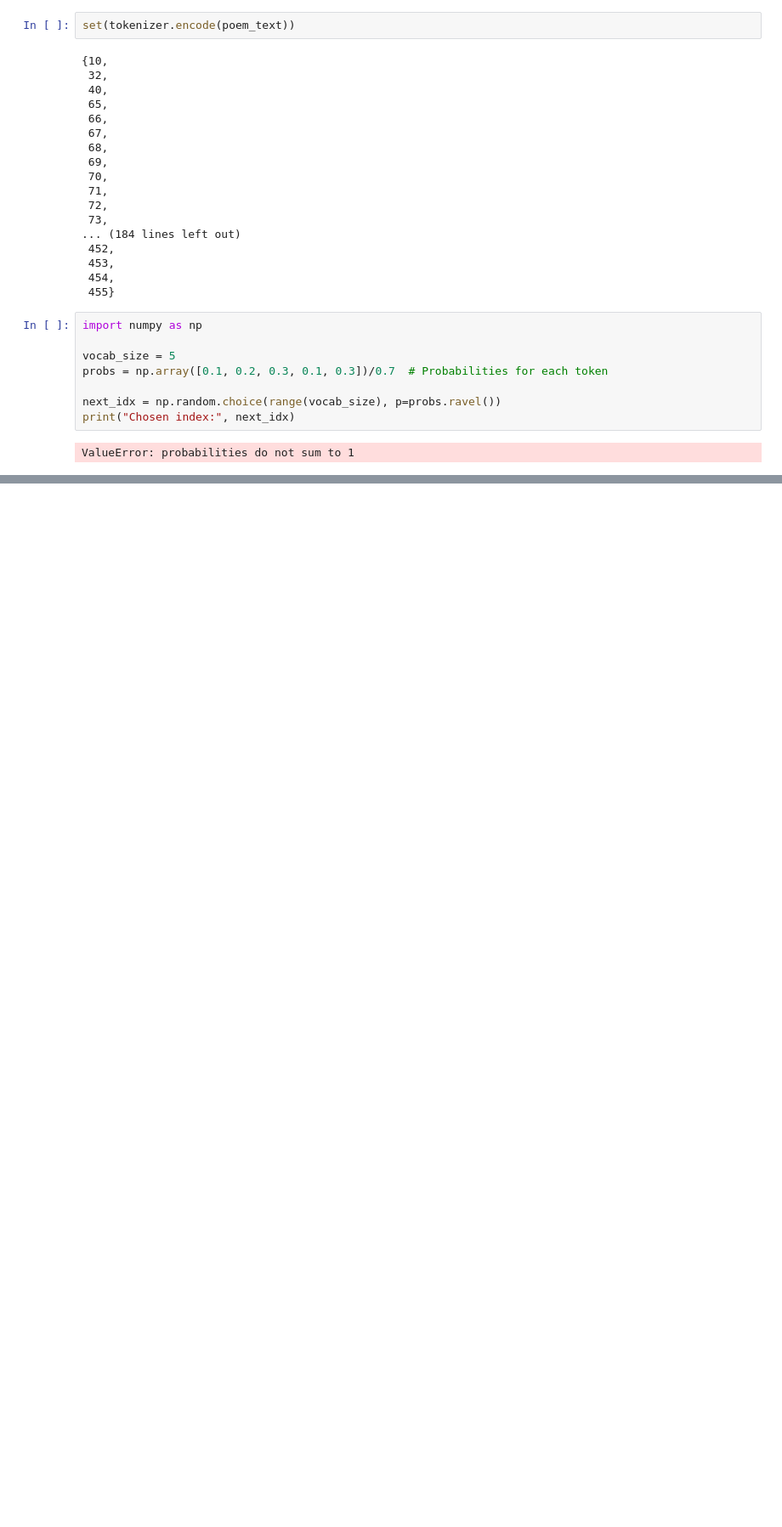
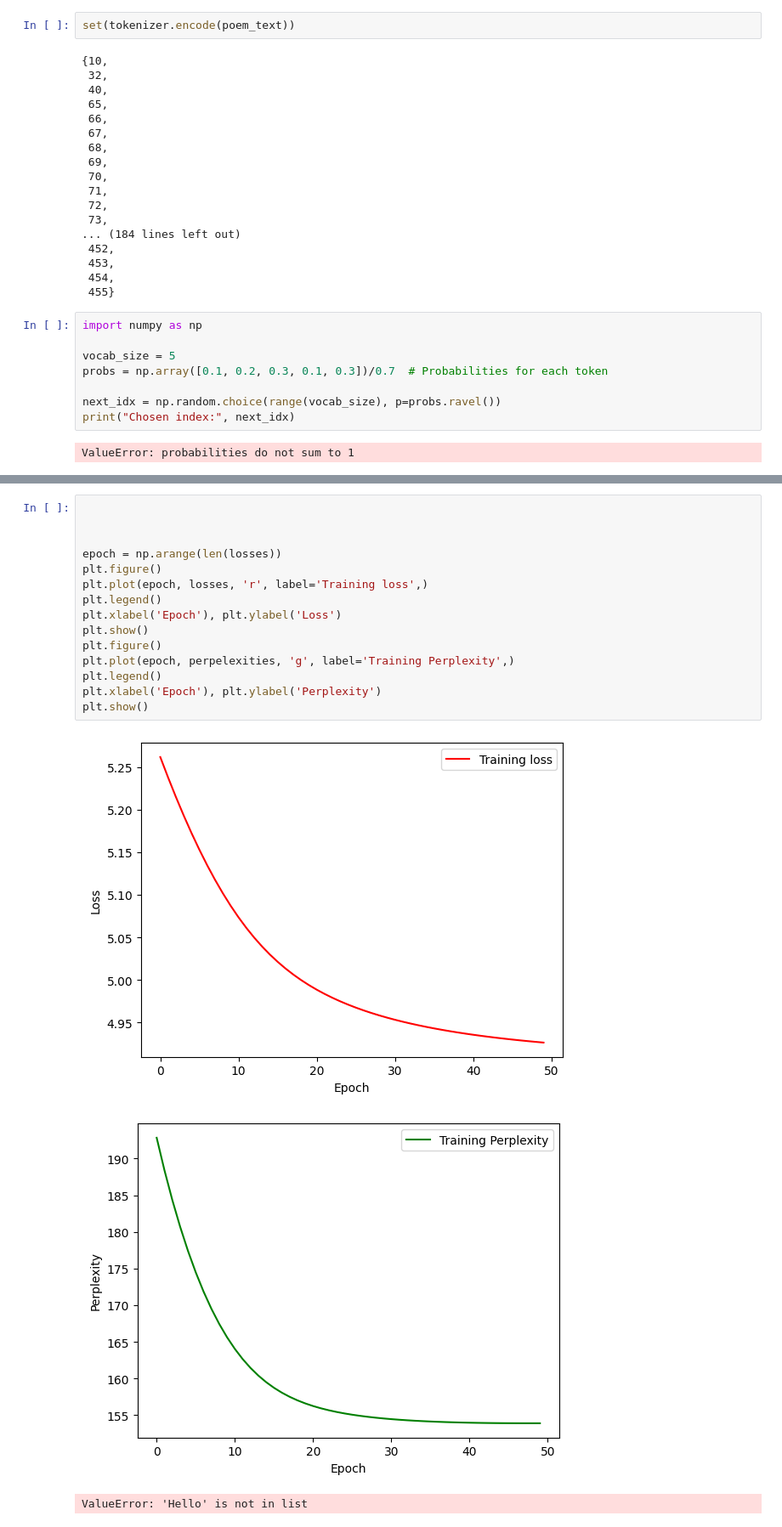
Before and after one commit to milanvarghese/LSTM-from-Scratch-using-Numpy, a Jupyter notebook: notebook.ipynb, the cells around one changed output, grey strips where cells are left out. Shown at 85% size. Drawn from its saved outputs; the diff is of its cells as text; blank space fills up the shorter version.

```diff
--- a/notebook.ipynb
+++ b/notebook.ipynb
@@ -213,0 +522,19 @@ ValueError: probabilities do not sum to 1
+# %%
+
+
+
+epoch = np.arange(len(losses))
+plt.figure()
+plt.plot(epoch, losses, 'r', label='Training loss',)
+plt.legend()
+plt.xlabel('Epoch'), plt.ylabel('Loss')
+plt.show()
+plt.figure()
+plt.plot(epoch, perpelexities, 'g', label='Training Perplexity',)
+plt.legend()
+plt.xlabel('Epoch'), plt.ylabel('Perplexity')
+plt.show()
+# %% [output]
+[figure, added]
+[figure, added]
+ValueError: 'Hello' is not in list
```
Also changed, not shown: parts of 2 cells of this notebook.
